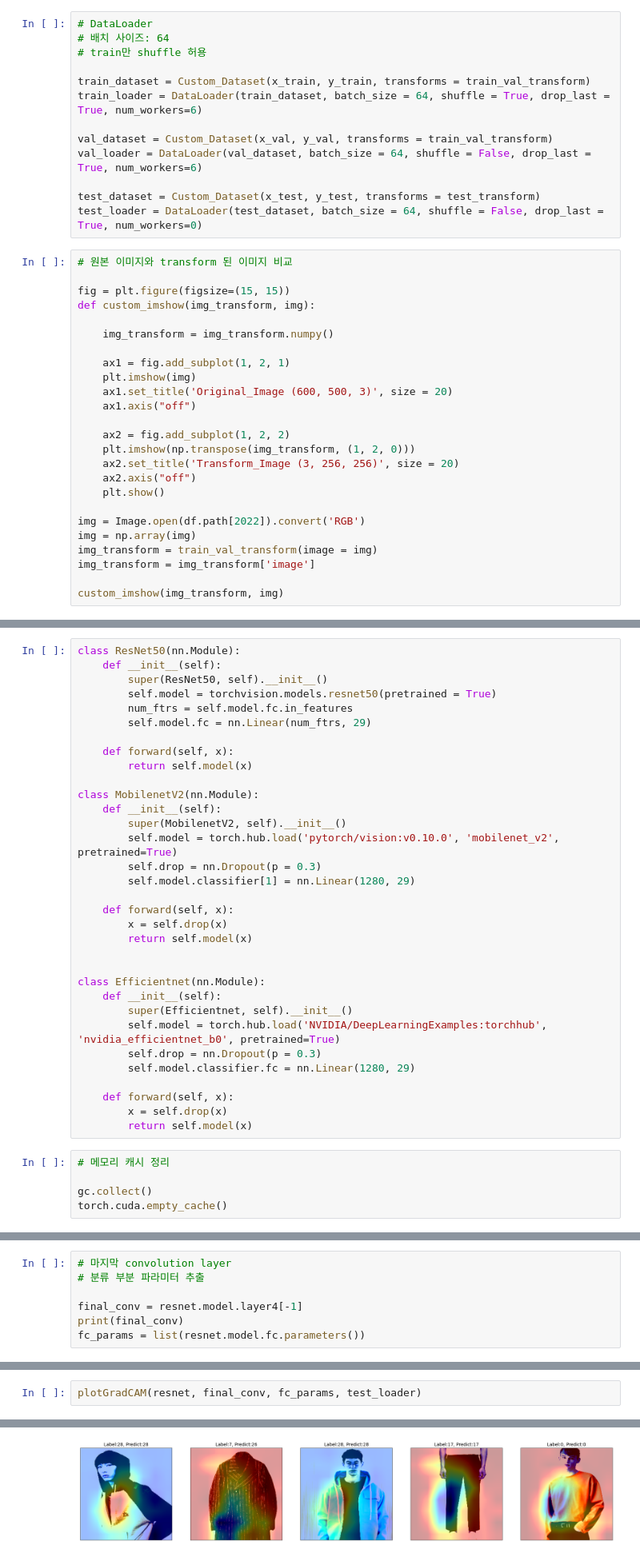
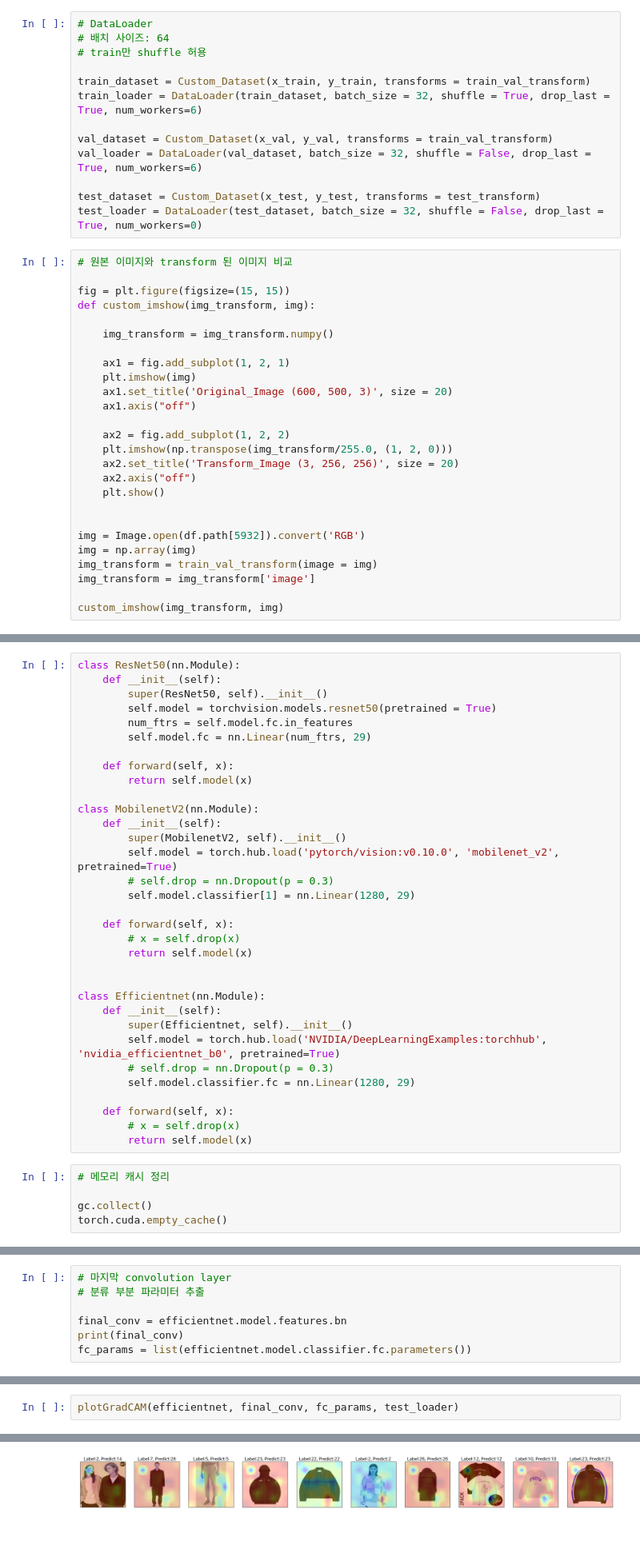
Before and after one commit to ksun0401/musinsa_recommend, a Jupyter notebook: 기계학습.ipynb, the cells around one changed output, grey strips where cells are left out. Shown at 80% size. Cells and saved outputs as stored; diff of their text form; blank space fills up the shorter version.

```diff
--- a/기계학습.ipynb
+++ b/기계학습.ipynb
@@ -288,13 +278,13 @@ x_test: 5389, y_test: 5389
 # train만 shuffle 허용
 
 train_dataset = Custom_Dataset(x_train, y_train, transforms = train_val_transform)
-train_loader = DataLoader(train_dataset, batch_size = 64, shuffle = True, drop_last = True, num_workers=6)
+train_loader = DataLoader(train_dataset, batch_size = 32, shuffle = True, drop_last = True, num_workers=6)
 
 val_dataset = Custom_Dataset(x_val, y_val, transforms = train_val_transform)
-val_loader = DataLoader(val_dataset, batch_size = 64, shuffle = False, drop_last = True, num_workers=6)
+val_loader = DataLoader(val_dataset, batch_size = 32, shuffle = False, drop_last = True, num_workers=6)
 
 test_dataset = Custom_Dataset(x_test, y_test, transforms = test_transform)
-test_loader = DataLoader(test_dataset, batch_size = 64, shuffle = False, drop_last = True, num_workers=0)
+test_loader = DataLoader(test_dataset, batch_size = 32, shuffle = False, drop_last = True, num_workers=0)
 # %%
 # 원본 이미지와 transform 된 이미지 비교
 
@@ -309,12 +299,13 @@ def custom_imshow(img_transform, img):
     ax1.axis("off")
 
     ax2 = fig.add_subplot(1, 2, 2)
-    plt.imshow(np.transpose(img_transform, (1, 2, 0)))
+    plt.imshow(np.transpose(img_transform/255.0, (1, 2, 0)))
     ax2.set_title('Transform_Image (3, 256, 256)', size = 20)
     ax2.axis("off")
     plt.show()
 
-img = Image.open(df.path[2022]).convert('RGB')
+
+img = Image.open(df.path[5932]).convert('RGB')
 img = np.array(img)
 img_transform = train_val_transform(image = img)
 img_transform = img_transform['image']
@@ -486,11 +479,11 @@ class MobilenetV2(nn.Module):
     def __init__(self):
         super(MobilenetV2, self).__init__()
         self.model = torch.hub.load('pytorch/vision:v0.10.0', 'mobilenet_v2', pretrained=True)
-        self.drop = nn.Dropout(p = 0.3)
+        # self.drop = nn.Dropout(p = 0.3)
         self.model.classifier[1] = nn.Linear(1280, 29)
 
     def forward(self, x):
-        x = self.drop(x)
+        # x = self.drop(x)
         return self.model(x)
 
 
@@ -498,11 +491,11 @@ class Efficientnet(nn.Module):
     def __init__(self):
         super(Efficientnet, self).__init__()
         self.model = torch.hub.load('NVIDIA/DeepLearningExamples:torchhub', 'nvidia_efficientnet_b0', pretrained=True)
-        self.drop = nn.Dropout(p = 0.3)
+        # self.drop = nn.Dropout(p = 0.3)
         self.model.classifier.fc = nn.Linear(1280, 29)
 
     def forward(self, x):
-        x = self.drop(x)
+        # x = self.drop(x)
         return self.model(x)
 # %%
 # 메모리 캐시 정리
@@ -808,7 +838,7 @@ f1_score ------> 0.51456
 # 마지막 convolution layer
 # 분류 부분 파라미터 추출
 
-final_conv = resnet.model.layer4[-1]
+final_conv = efficientnet.model.features.bn
 print(final_conv)
-fc_params = list(resnet.model.fc.parameters())
+fc_params = list(efficientnet.model.classifier.fc.parameters())
 # %% [output]
@@ -919,4 +1047,4 @@ def plotGradCAM(model, final_conv, fc_params, train_loader,
     plt.show()
 # %%
-plotGradCAM(resnet, final_conv, fc_params, test_loader)
+plotGradCAM(efficientnet, final_conv, fc_params, test_loader)
 # %% [output]
@@ -929 +1058 @@ WARNING:matplotlib.font_manager:findfont: Font family ['NanumBarunGothic'] not f
-[figure, old version]
+[figure, new version]
```
Also changed, not shown: parts of 26 cells of this notebook.
